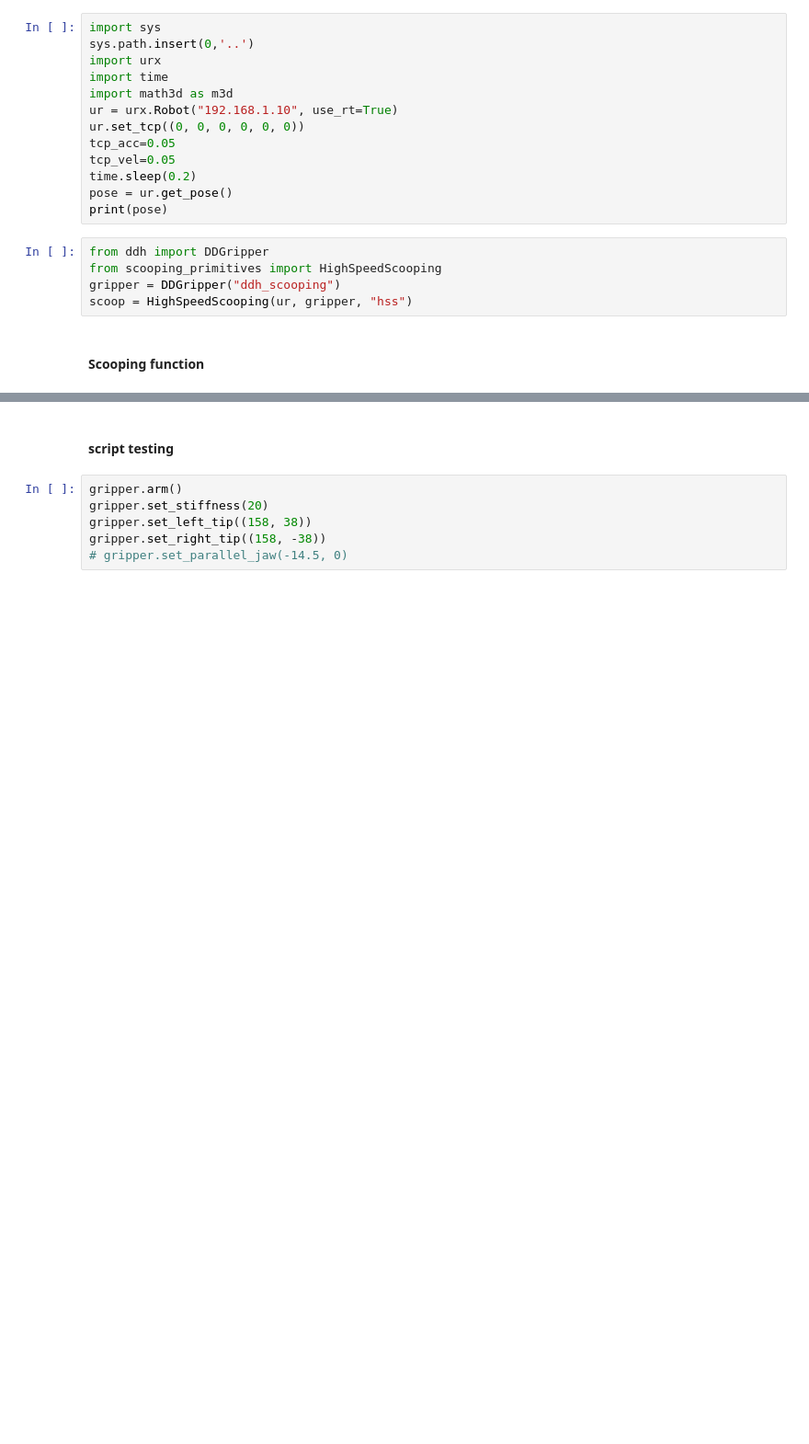
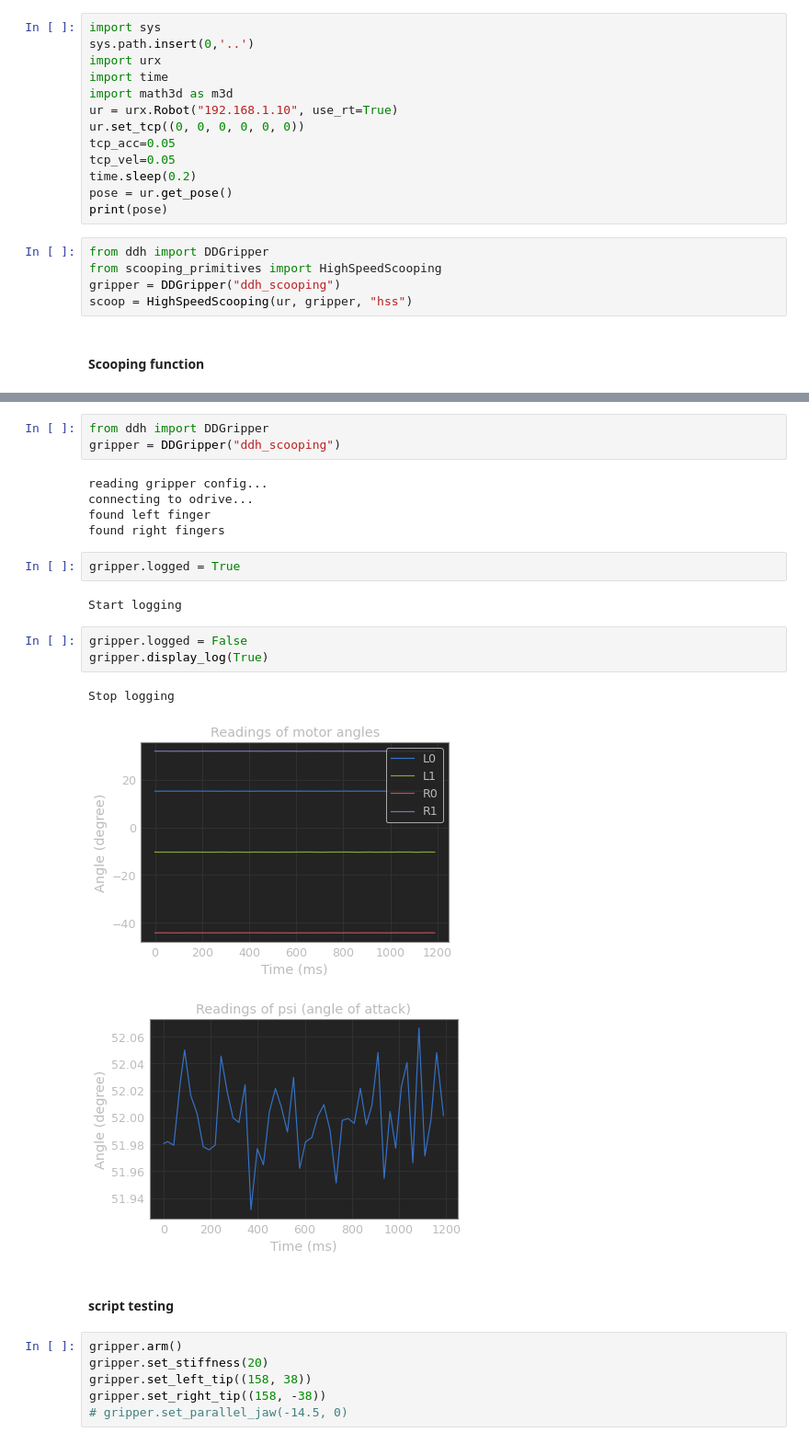
Before and after one commit to JS-RML/high_speed_scooping, a Jupyter notebook: script/scooping_test.ipynb, the cells around one changed output, grey strips where cells are left out. Shown at 92% size. Saved outputs shown, nothing was run; the diff lists cells and outputs as text; blank space fills up the shorter version.

Commit message:
Add save plot in `ddh.py`

```diff
--- a/script/scooping_test.ipynb
+++ b/script/scooping_test.ipynb
@@ -52,3 +37,22 @@ Stop logging
+# %%
+from ddh import DDGripper
+gripper = DDGripper("ddh_scooping")
+# %% [output]
+reading gripper config...
+connecting to odrive...
+found left finger
+found right fingers
+# %%
+gripper.logged = True
+# %% [output]
+Start logging
+# %%
+gripper.logged = False
+gripper.display_log(True)
+# %% [output]
+Stop logging
+[figure, added]
+[figure, added]
 # %% [markdown]
 #### script testing
 # %%
```
Also changed, not shown: parts of 3 cells of this notebook, 1 other file.
